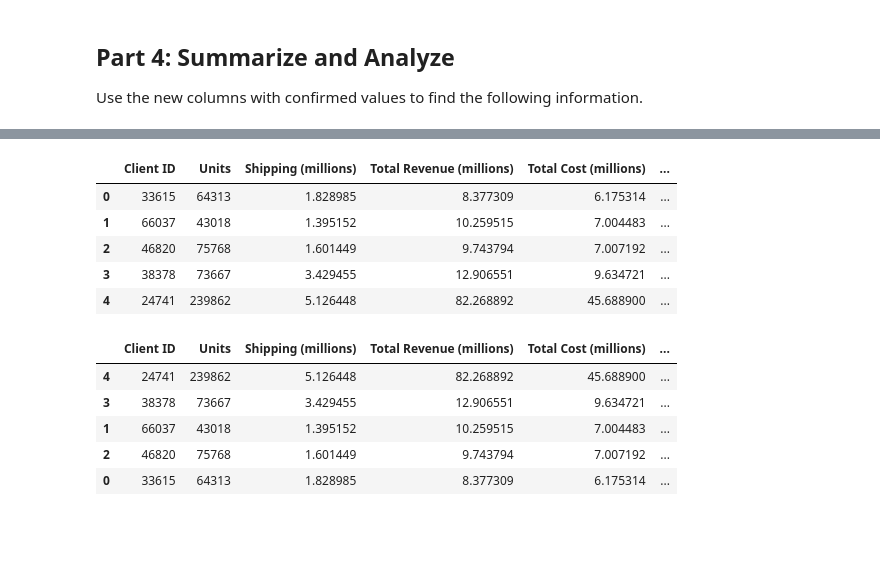
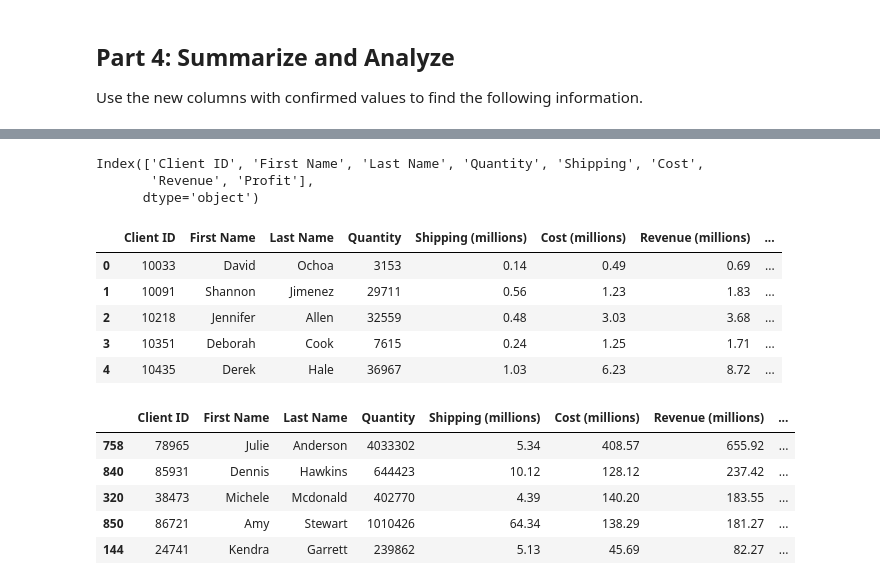
Before and after one commit to AlexLin1234/pandas-challenge-1, a Jupyter notebook: Starter_Code/wholesale_data_analysis_starter_code.ipynb, the cells around one changed output, grey strips where cells are left out. Saved outputs shown, nothing was run; the diff lists cells and outputs as text; code cells hidden in the pictures; blank space fills up the shorter version.

```diff
--- a/Starter_Code/wholesale_data_analysis_starter_code.ipynb
+++ b/Starter_Code/wholesale_data_analysis_starter_code.ipynb
@@ -188,4 +183,20 @@ Use the new columns with confirmed values to find the following information.
 # %%
 # Create a summary DataFrame showing the totals for the for the top 5 clients with the following information:
 # total units purchased, total shipping price, total revenue, and total profit.
+client_qty = df.groupby('client_id').agg({
+    'first': 'first',
+    'last': 'first',
+    'qty': 'sum',
+    'shipping_price': 'sum',
+    'line_cost': 'sum',
+    'shipping_price': 'sum',
+    'line_price': 'sum',
+    'line_profit': 'sum'
+
+
+
+
+}).reset_index()
+top_5_clients = client_qty.sort_values(by='qty',ascending=False).head(5)
+top_5_clients[['client_id', 'qty', 'shipping_price', 'line_price', 'line_profit']].head()
 # %% [output]
@@ -198,29 +209,59 @@ Use the new columns with confirmed values to find the following information.
 # %%
 # Format the data and rename the columns to names suitable for presentation.
-
-# Define the money columns.
+# Rename columns to more legible names
+client_qty.rename(columns={
+    'client_id': 'Client ID',
+    'first': 'First Name',
+    'last': 'Last Name',
+    'qty': 'Quantity',
+    'shipping_price': 'Shipping',
+    'line_cost': 'Cost',
+    'shipping_price': 'Shipping',
+    'line_price': 'Revenue',
+    'line_profit': 'Profit'
+}, inplace=True)
 
 
+
+print(client_qty.columns)
+# Define the money columns.
+money_columns = ['Shipping', 'Revenue', 'Cost', 'Profit']
+
 # Define a function that converts a dollar amount to millions.
+def millionconversion(dollar):
+    return dollar/1_000_000
+
+# Apply the currency_format_millions function to only the money columns.
+client_qty[money_columns].apply(millionconversion)
 
 
-# Apply the currency_format_millions function to only the money columns.
 
+# Convert the values to millions and rename the columns
+for col in money_columns:
+    if col in client_qty.columns:  # Ensure the column exists in the DataFrame
+        client_qty[col] =  client_qty[col].apply(millionconversion)
+        client_qty.rename(columns={col: f"{col} (millions)"}, inplace=True)
 
 # Rename the columns to reflect the change in the money format.
+client_qty.head()
 # %% [output]
+Index(['Client ID', 'First Name', 'Last Name', 'Quantity', 'Shipping', 'Cost',
+       'Revenue', 'Profit'],
+      dtype='object')
-|  | Client ID | Units | Shipping (millions) | Total Revenue (millions) | Total Cost (millions) | ... |
-| 0 | 33615 | 64313 | 1.828985 | 8.377309 | 6.175314 | ... |
-| 1 | 66037 | 43018 | 1.395152 | 10.259515 | 7.004483 | ... |
-| 2 | 46820 | 75768 | 1.601449 | 9.743794 | 7.007192 | ... |
-| 3 | 38378 | 73667 | 3.429455 | 12.906551 | 9.634721 | ... |
-| 4 | 24741 | 239862 | 5.126448 | 82.268892 | 45.688900 | ... |
+|  | Client ID | First Name | Last Name | Quantity | Shipping (millions) | Cost (millions) | Revenue (millions) | ... |
+| 0 | 10033 | David | Ochoa | 3153 | 0.14 | 0.49 | 0.69 | ... |
+| 1 | 10091 | Shannon | Jimenez | 29711 | 0.56 | 1.23 | 1.83 | ... |
+| 2 | 10218 | Jennifer | Allen | 32559 | 0.48 | 3.03 | 3.68 | ... |
+| 3 | 10351 | Deborah | Cook | 7615 | 0.24 | 1.25 | 1.71 | ... |
+| 4 | 10435 | Derek | Hale | 36967 | 1.03 | 6.23 | 8.72 | ... |
 # %%
 # Sort the updated data by "Total Profit (millions)" form highest to lowest and assign the sort to a new DatFrame.
+sorted_summary = client_qty.sort_values(by='Profit (millions)', ascending = False)
+sorted_summary.head()
 # %% [output]
-|  | Client ID | Units | Shipping (millions) | Total Revenue (millions) | Total Cost (millions) | ... |
-| 4 | 24741 | 239862 | 5.126448 | 82.268892 | 45.688900 | ... |
-| 3 | 38378 | 73667 | 3.429455 | 12.906551 | 9.634721 | ... |
-| 1 | 66037 | 43018 | 1.395152 | 10.259515 | 7.004483 | ... |
-| 2 | 46820 | 75768 | 1.601449 | 9.743794 | 7.007192 | ... |
-| 0 | 33615 | 64313 | 1.828985 | 8.377309 | 6.175314 | ... |
+|  | Client ID | First Name | Last Name | Quantity | Shipping (millions) | Cost (millions) | Revenue (millions) | ... |
+| 758 | 78965 | Julie | Anderson | 4033302 | 5.34 | 408.57 | 655.92 | ... |
+| 840 | 85931 | Dennis | Hawkins | 644423 | 10.12 | 128.12 | 237.42 | ... |
+| 320 | 38473 | Michele | Mcdonald | 402770 | 4.39 | 140.20 | 183.55 | ... |
+| 850 | 86721 | Amy | Stewart | 1010426 | 64.34 | 138.29 | 181.27 | ... |
+| 144 | 24741 | Kendra | Garrett | 239862 | 5.13 | 45.69 | 82.27 | ... |
```
Also changed, not shown: parts of 7 cells of this notebook.
